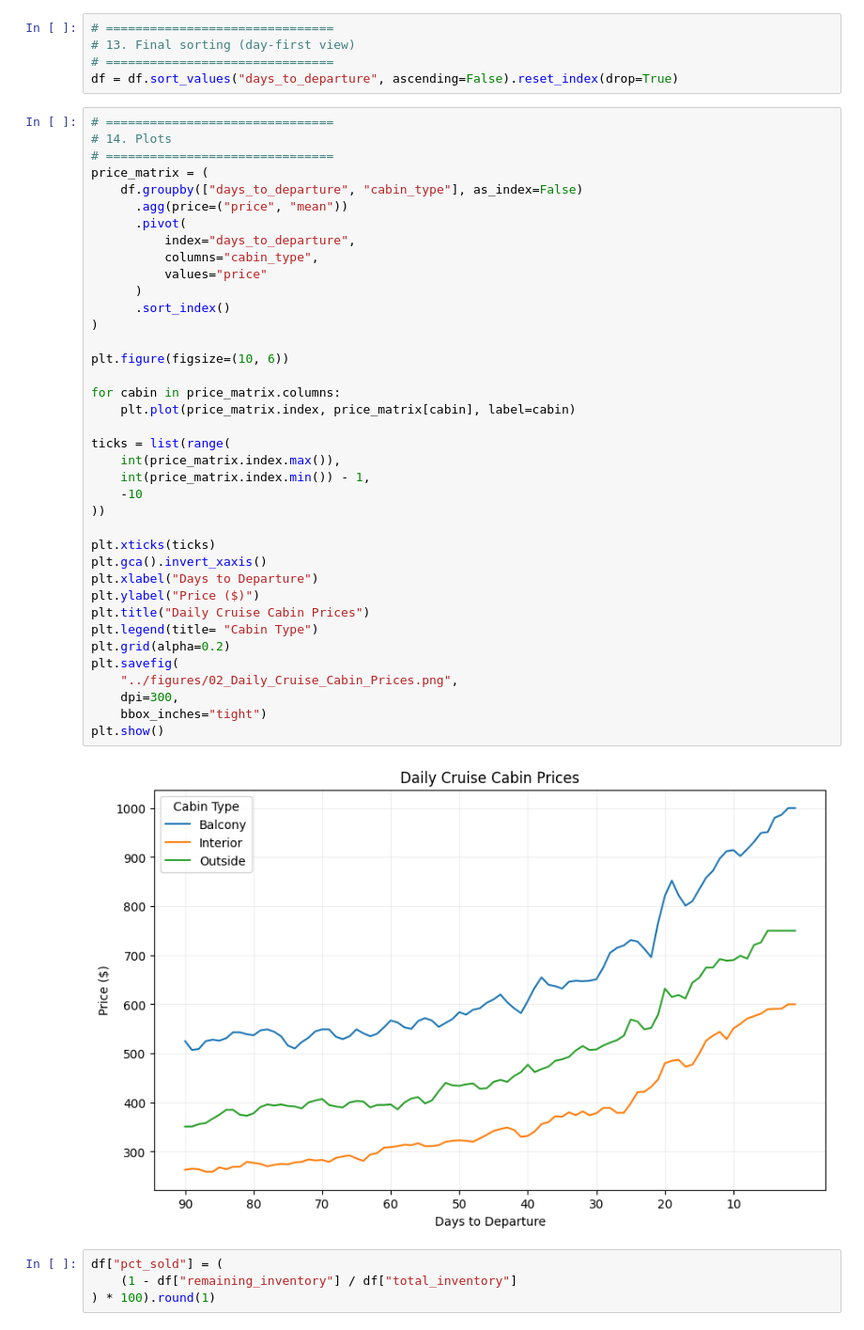
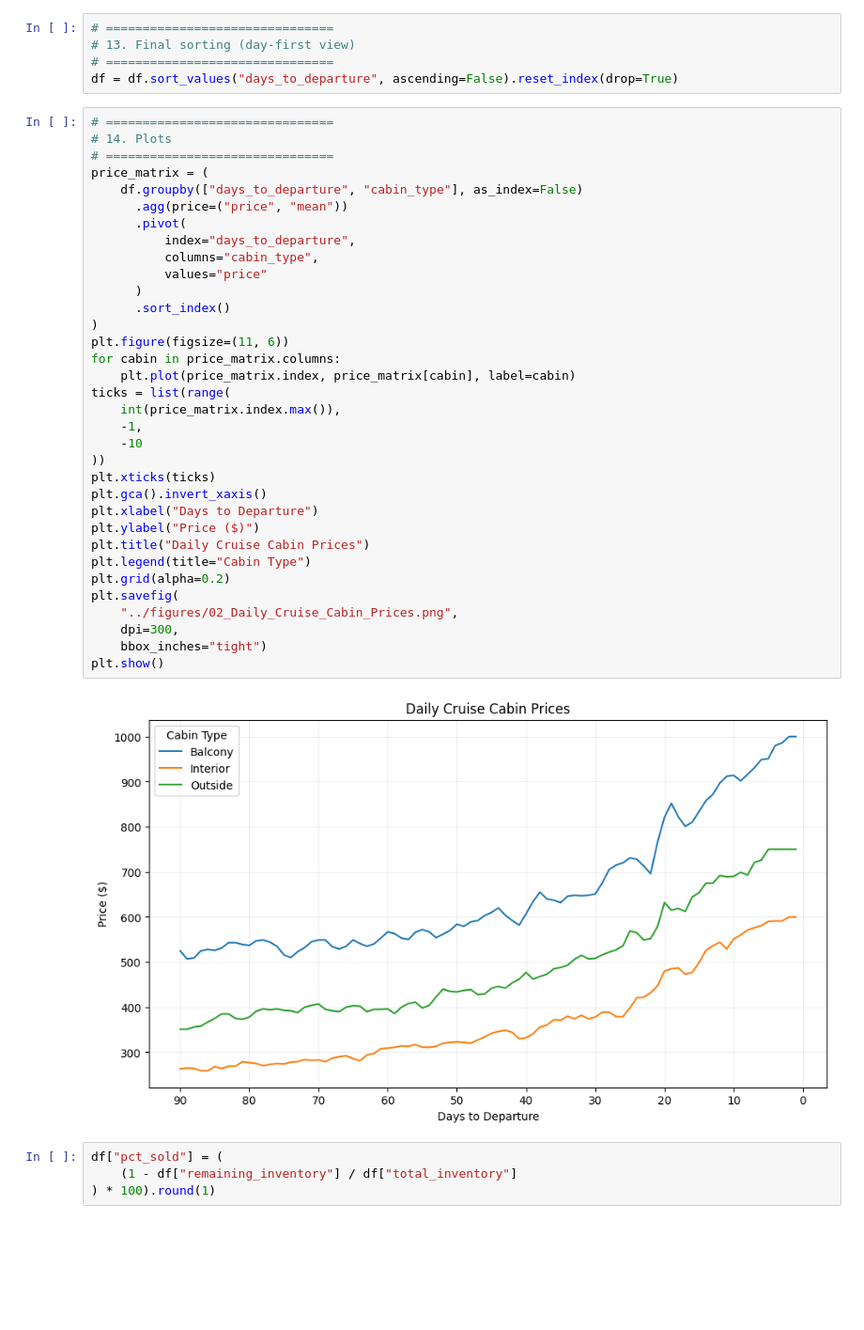
Before and after one commit to akioazevedo/cruise-revenue-management, a Jupyter notebook: notebooks/02_synthetic_data_generation.ipynb, the cells around one changed output. Shown at 94% size. Saved outputs shown, nothing was run; the diff lists cells and outputs as text; blank space fills up the shorter version.

```diff
--- a/notebooks/02_synthetic_data_generation.ipynb
+++ b/notebooks/02_synthetic_data_generation.ipynb
@@ -185,41 +174,37 @@ df = df.sort_values("days_to_departure", ascending=False).reset_index(drop=True)
 # 14. Plots
 # ===============================
 price_matrix = (
     df.groupby(["days_to_departure", "cabin_type"], as_index=False)
       .agg(price=("price", "mean"))
       .pivot(
           index="days_to_departure",
           columns="cabin_type",
           values="price"
       )
       .sort_index()
 )
-
-plt.figure(figsize=(10, 6))
-
+plt.figure(figsize=(11, 6))
 for cabin in price_matrix.columns:
     plt.plot(price_matrix.index, price_matrix[cabin], label=cabin)
-
 ticks = list(range(
     int(price_matrix.index.max()),
-    int(price_matrix.index.min()) - 1,
+    -1,
     -10
 ))
-
 plt.xticks(ticks)
 plt.gca().invert_xaxis()
 plt.xlabel("Days to Departure")
 plt.ylabel("Price ($)")
 plt.title("Daily Cruise Cabin Prices")
-plt.legend(title= "Cabin Type")
+plt.legend(title="Cabin Type")
 plt.grid(alpha=0.2)
 plt.savefig(
     "../figures/02_Daily_Cruise_Cabin_Prices.png",
     dpi=300,
     bbox_inches="tight")
 plt.show()
 # %% [output]
-[figure, old version]
+[figure, new version]
 # %%
 df["pct_sold"] = (
     (1 - df["remaining_inventory"] / df["total_inventory"]
```
Also changed, not shown: parts of 3 cells of this notebook, 5 other files.
